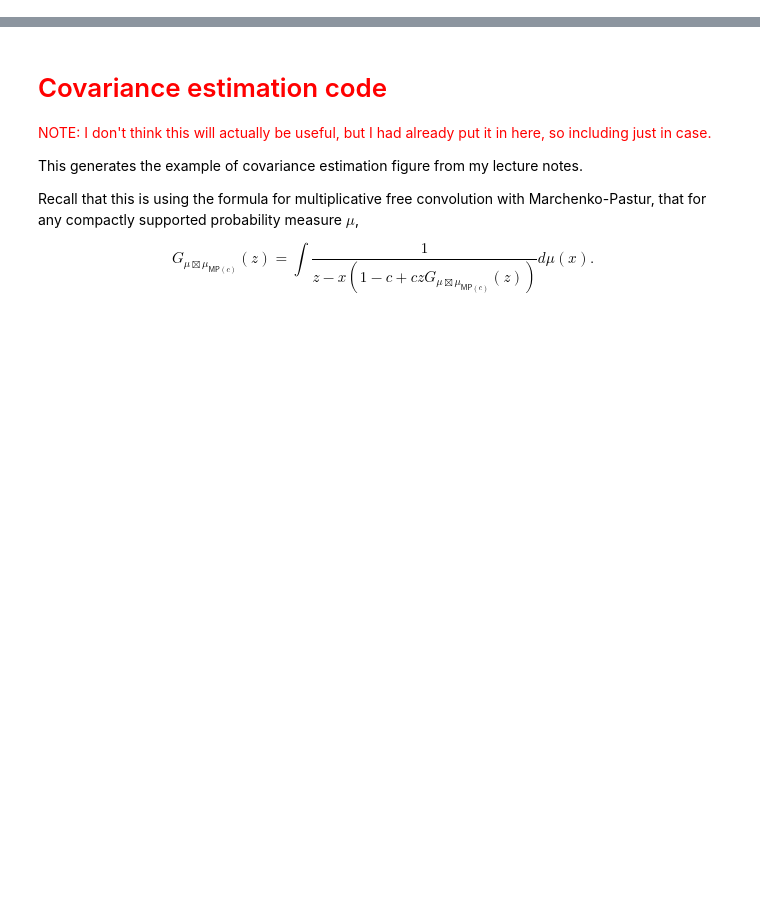
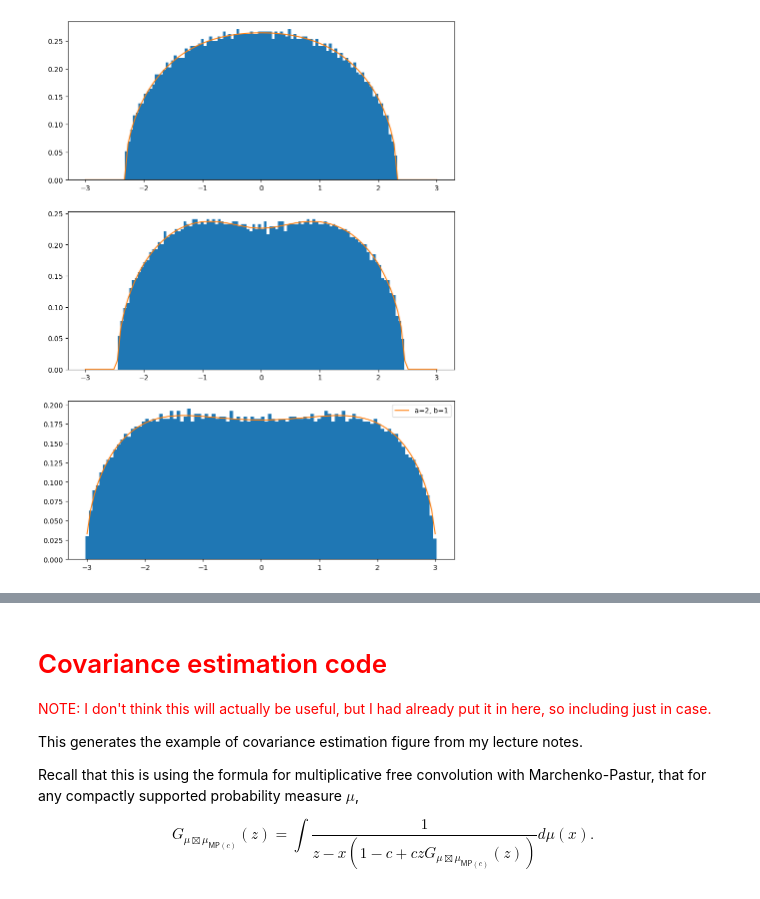
Before and after one commit to yuxinma98/NonlinearLaplacian, a Jupyter notebook: ipynb/Sketch of tanh(D) + A eigenvalues on ER graph prediction.ipynb, the cells around one changed output, grey strips where cells are left out. Drawn from its saved outputs; the diff is of its cells as text; code cells hidden in the pictures; blank space fills up the shorter version.

```diff
--- a/ipynb/Sketch of tanh(D) + A eigenvalues on ER graph prediction.ipynb
+++ b/ipynb/Sketch of tanh(D) + A eigenvalues on ER graph prediction.ipynb
@@ -64,0 +105,39 @@ One small comment: another reasonable choice of nonlinearity is $\phi(t) = t / \
+# %%
+import networkx as nx
+
+# compare with the empirical spectral distribution
+
+#a=b=1
+n = 5000
+G = nx.erdos_renyi_graph(n, p=.5)
+A = nx.adjacency_matrix(G).toarray()
+A = (A*2 - np.ones((n,n)) + np.eye(n)) / np.sqrt(n)
+d = A.sum(-1).squeeze()
+
+fig, axs = plt.subplots(3, 1, figsize=(10, 14))
+
+x = A + np.diag(np.tanh(d))
+evals = np.linalg.eigvalsh(x)
+axs[0].hist(evals, bins=100, density=True)
+zs_x = np.linspace(-3,3,100)
+rho = compute_free_convolution(1, 1, zs_x, z_imag_part = 1e-4, tolerance = 1e-5)
+axs[0].plot(zs_x, rho, label=f"a=1, b=1")
+
+x = A + np.diag(np.tanh(2*d))
+evals = np.linalg.eigvalsh(x)
+axs[1].hist(evals, bins=100, density=True)
+zs_x = np.linspace(-3,3,100)
+rho = compute_free_convolution(1, 2, zs_x, z_imag_part = 1e-4, tolerance = 1e-5)
+axs[1].plot(zs_x, rho, label=f"a=1, b=2")
+
+x = A + np.diag(2*np.tanh(d))
+evals = np.linalg.eigvalsh(x)
+axs[2].hist(evals, bins=100, density=True)
+zs_x = np.linspace(-3,3,100)
+rho = compute_free_convolution(2, 1, zs_x, z_imag_part = 1e-4, tolerance = 1e-5)
+axs[2].plot(zs_x, rho, label=f"a=2, b=1")
+
+plt.legend()
+plt.show()
+# %% [output]
+[figure, added]
```
Also changed, not shown: parts of 6 cells of this notebook.
